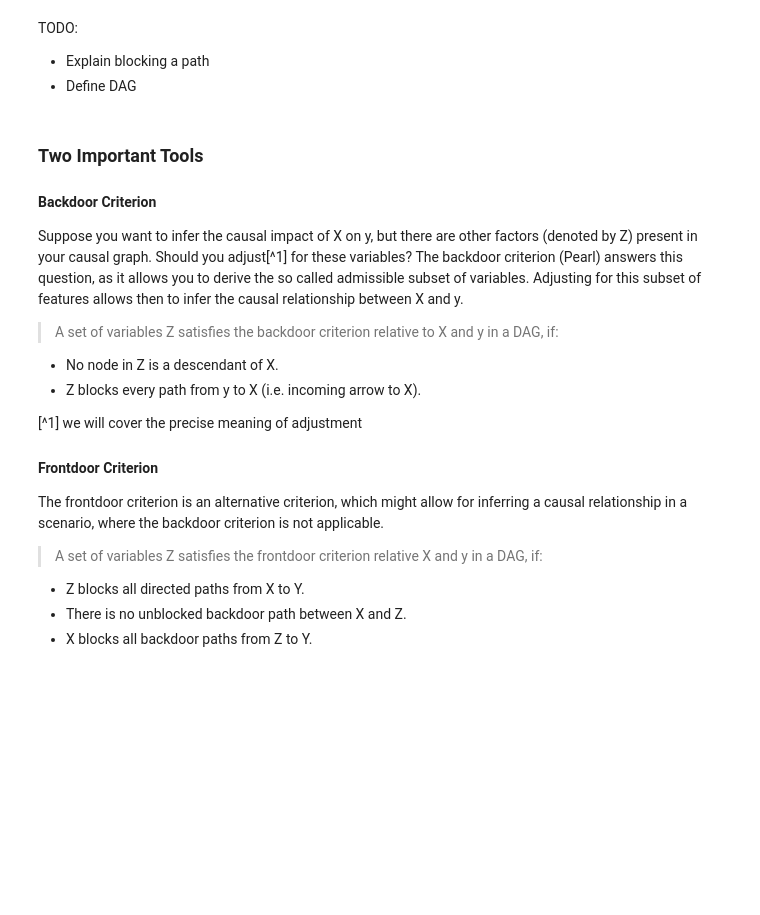
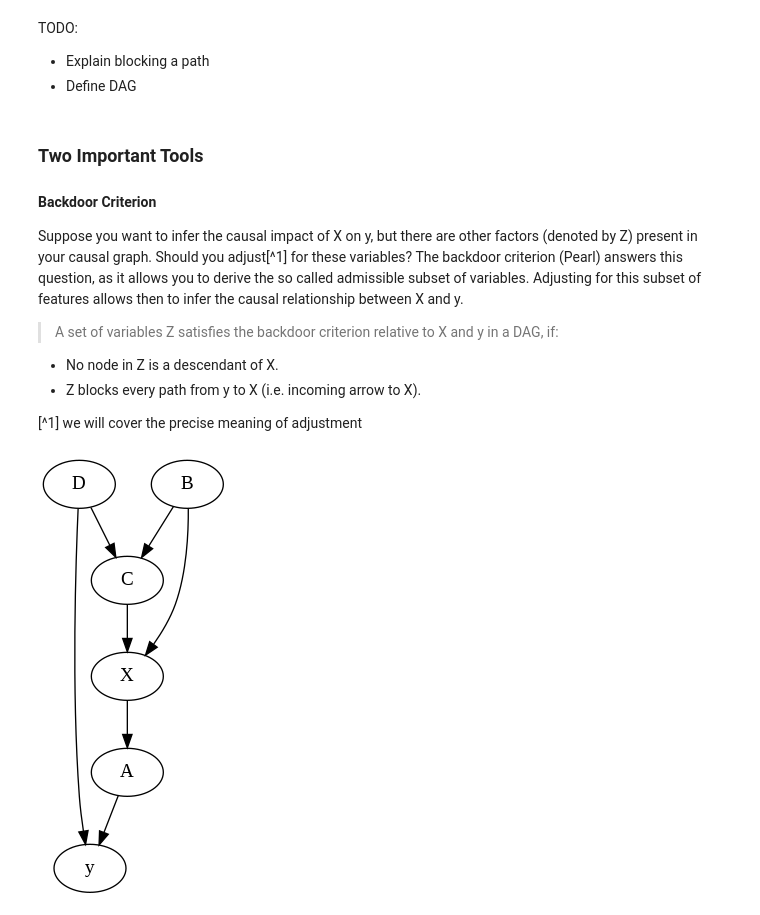
Before and after one commit to RoetGer/applied-causality-booklet, a Jupyter notebook: causality_basics.ipynb, the cells around one changed output. Drawn from its saved outputs; the diff is of its cells as text; code cells hidden in the pictures; blank space fills up the shorter version.

Commit message:
Add example graph for the backdoor criterion.

```diff
--- a/causality_basics.ipynb
+++ b/causality_basics.ipynb
@@ -437,11 +437,15 @@ Suppose you want to infer the causal impact of X on y, but there are other facto
 - Z blocks every path from y to X (i.e. incoming arrow to X).
 
 [^1] we will cover the precise meaning of adjustment
-
-#### Frontdoor Criterion
-The frontdoor criterion is an alternative criterion, which might allow for inferring a causal relationship in a scenario, where the backdoor criterion is not applicable.
-
-> A set of variables Z satisfies the frontdoor criterion relative X and y in a DAG, if:
-- Z blocks all directed paths from X to Y.
-- There is no unblocked backdoor path between X and Z.
-- X blocks all backdoor paths from Z to Y.
+# %%
+dot = Digraph()
+
+dot.node('X')
+[dot.node(i) for i in 'ABCD']
+dot.node('y')
+
+dot.edges(['XA', 'Ay', 'BX', 'BC', 'DC', 'Dy', 'CX'])
+dot.render('XZy_relationship', view=True, format='png')
+Image('XZy_relationship.png')
+# %% [output]
+[figure, added]
```
Also changed, not shown: parts of 7 cells of this notebook.
